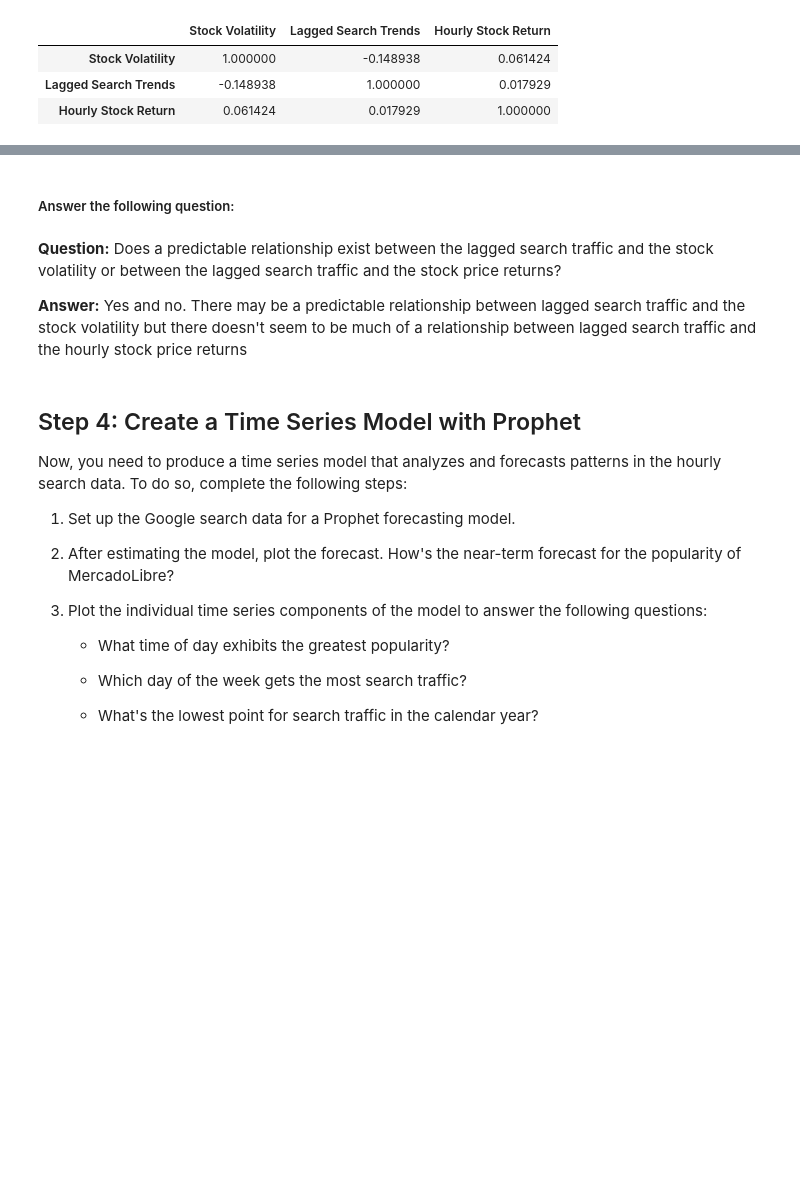
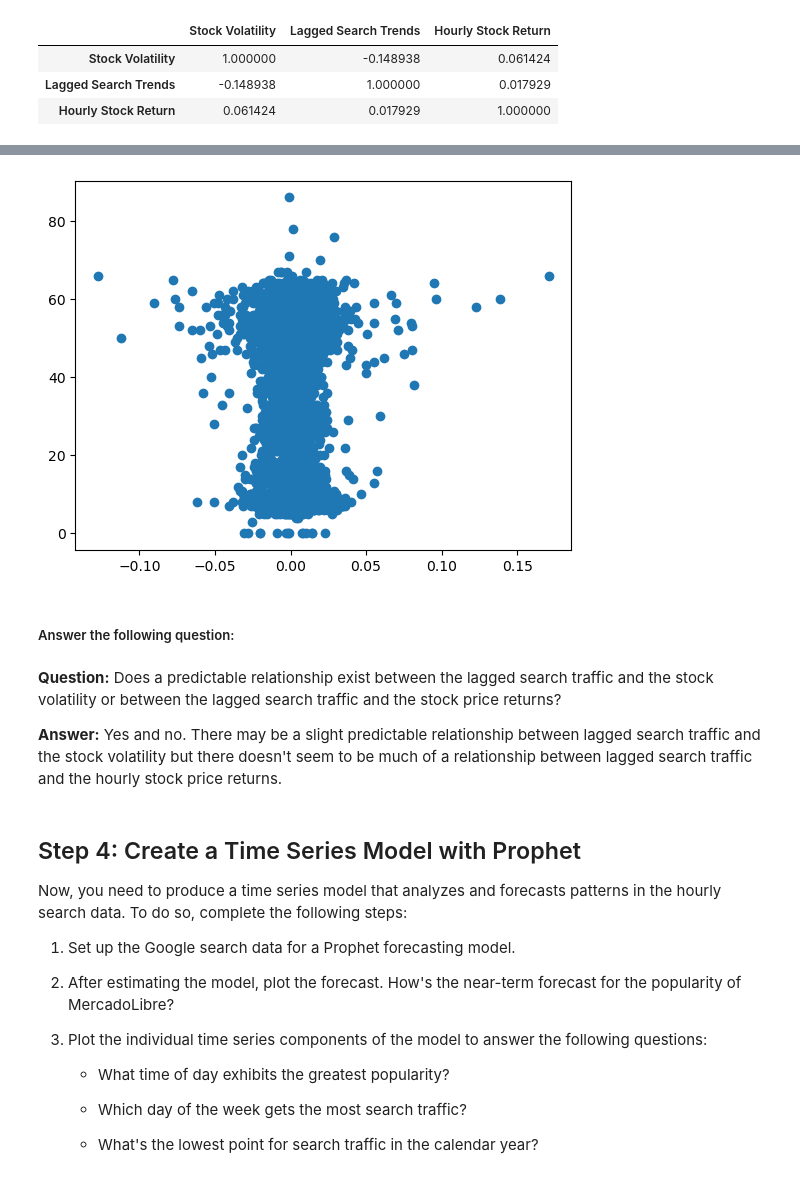
Before and after one commit to JimGile/prophet-challenge, a Jupyter notebook: forecasting_net_prophet.ipynb, the cells around one changed output, grey strips where cells are left out. Drawn from its saved outputs; the diff is of its cells as text; code cells hidden in the pictures; blank space fills up the shorter version.

```diff
--- a/forecasting_net_prophet.ipynb
+++ b/forecasting_net_prophet.ipynb
@@ -391,9 +399,15 @@ df_mercado_stock_trends[['Stock Volatility', 'Lagged Search Trends', 'Hourly Sto
+# %%
+# Use a scatter plot to help visualize the relationship between Hourly Stock Return and Lagged Search Trends
+plt.scatter(x=df_mercado_stock_trends['Hourly Stock Return'], y=df_mercado_stock_trends['Lagged Search Trends'])
+plt.show()
+# %% [output]
+[figure, added]
 # %% [markdown]
 ##### Answer the following question:
 # %% [markdown]
 **Question:** Does a predictable relationship exist between the lagged search traffic and the stock volatility or between the lagged search traffic and the stock price returns?
 
-**Answer:** Yes and no. There may be a predictable relationship between lagged search traffic and the stock volatility but there doesn't seem to be much of a relationship between lagged search traffic and the hourly stock price returns
+**Answer:** Yes and no. There may be a slight predictable relationship between lagged search traffic and the stock volatility but there doesn't seem to be much of a relationship between lagged search traffic and the hourly stock price returns.
 # %% [markdown]
 ## Step 4: Create a Time Series Model with Prophet
 
```
Also changed, not shown: parts of 5 cells of this notebook.
